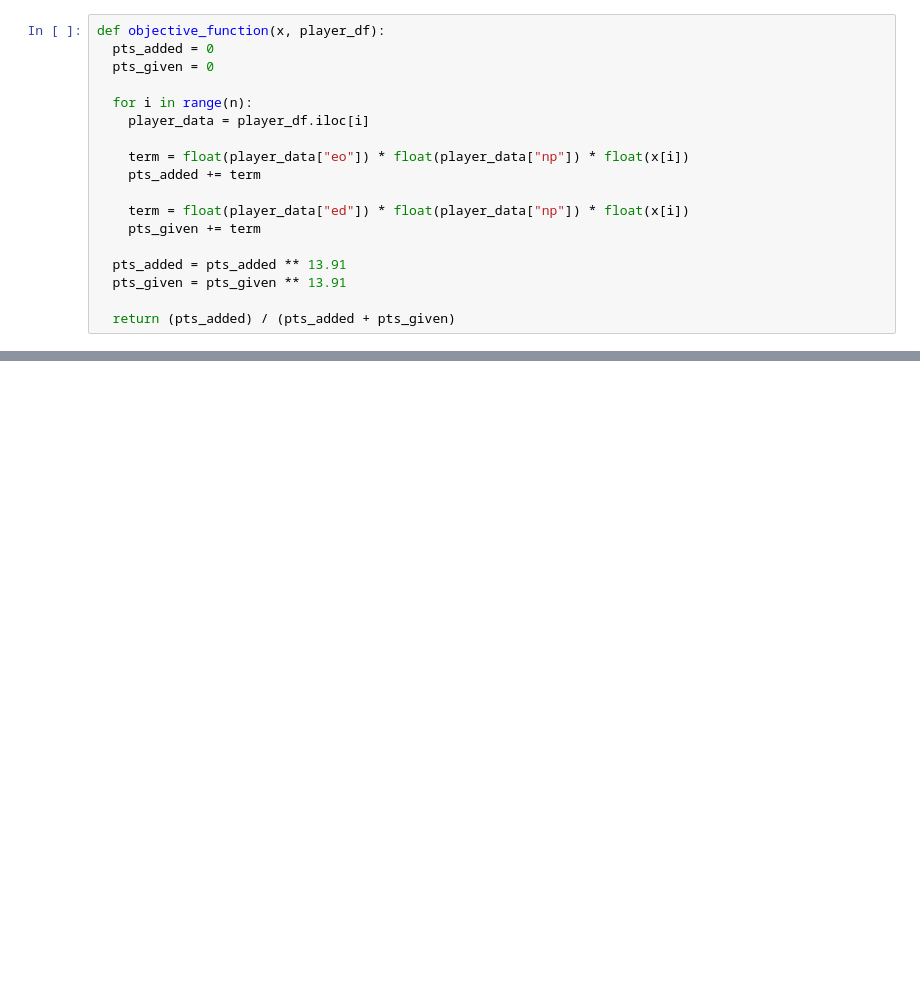
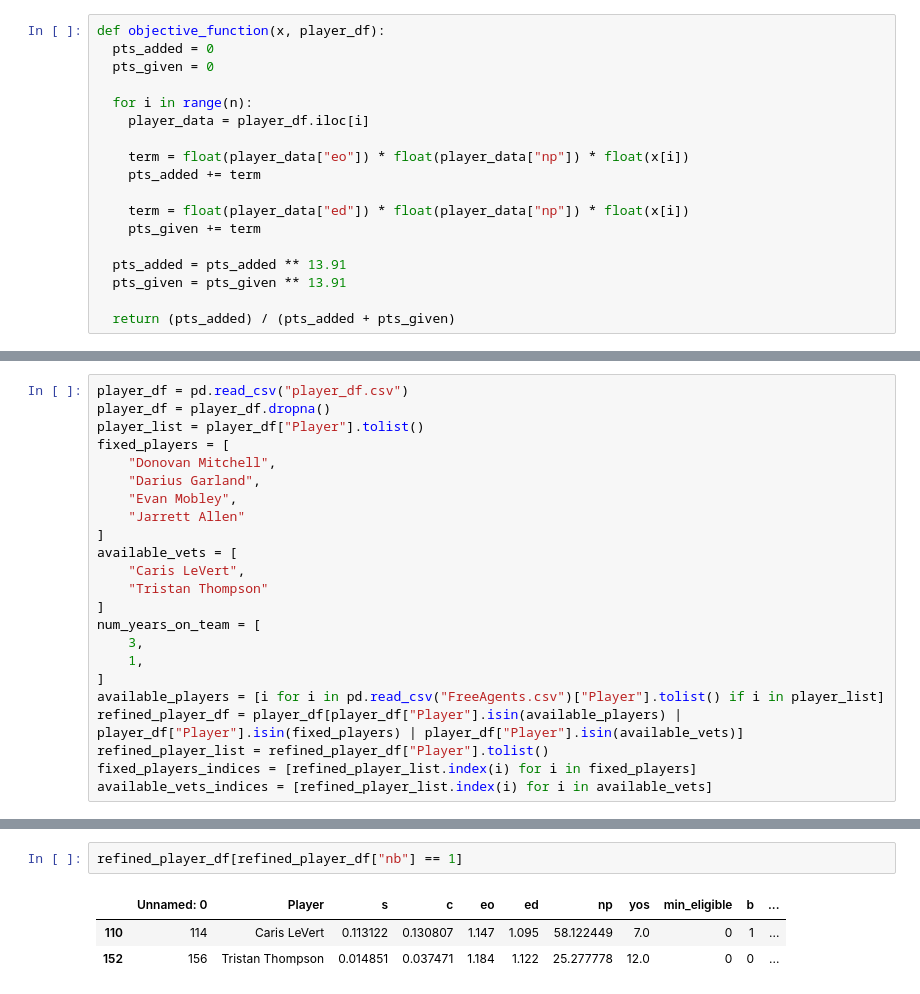
Before and after one commit to nehal-chigurupati/RosterConstruction, a Jupyter notebook: main.ipynb, the cells around one changed output, grey strips where cells are left out. Saved outputs shown, nothing was run; the diff lists cells and outputs as text; blank space fills up the shorter version.

```diff
--- a/main.ipynb
+++ b/main.ipynb
@@ -272,0 +295,23 @@ def objective_function(x, player_df):
+# %%
+player_df = pd.read_csv("player_df.csv")
+player_df = player_df.dropna()
+player_list = player_df["Player"].tolist()
+fixed_players = [
+    "Donovan Mitchell",
+    "Darius Garland",
+    "Evan Mobley",
+    "Jarrett Allen"
+]
+available_vets = [
+    "Caris LeVert",
+    "Tristan Thompson"
+]
+num_years_on_team = [
+    3,
+    1,
+]
+available_players = [i for i in pd.read_csv("FreeAgents.csv")["Player"].tolist() if i in player_list]
+refined_player_df = player_df[player_df["Player"].isin(available_players) | player_df["Player"].isin(fixed_players) | player_df["Player"].isin(available_vets)]
+refined_player_list = refined_player_df["Player"].tolist()
+fixed_players_indices = [refined_player_list.index(i) for i in fixed_players]
+available_vets_indices = [refined_player_list.index(i) for i in available_vets]
@@ -273,2 +368,8 @@ def objective_function(x, player_df):
+# %%
+refined_player_df[refined_player_df["nb"] == 1]
+# %% [output]
+|  | Unnamed: 0 | Player | s | c | eo | ed | np | yos | min_eligible | b | ... |
+| 110 | 114 | Caris LeVert | 0.113122 | 0.130807 | 1.147 | 1.095 | 58.122449 | 7.0 | 0 | 1 | ... |
+| 152 | 156 | Tristan Thompson | 0.014851 | 0.037471 | 1.184 | 1.122 | 25.277778 | 12.0 | 0 | 0 | ... |
 # %%
 m = GEKKO(remote=False)
```
Also changed, not shown: parts of 37 cells of this notebook, 2 other files.
